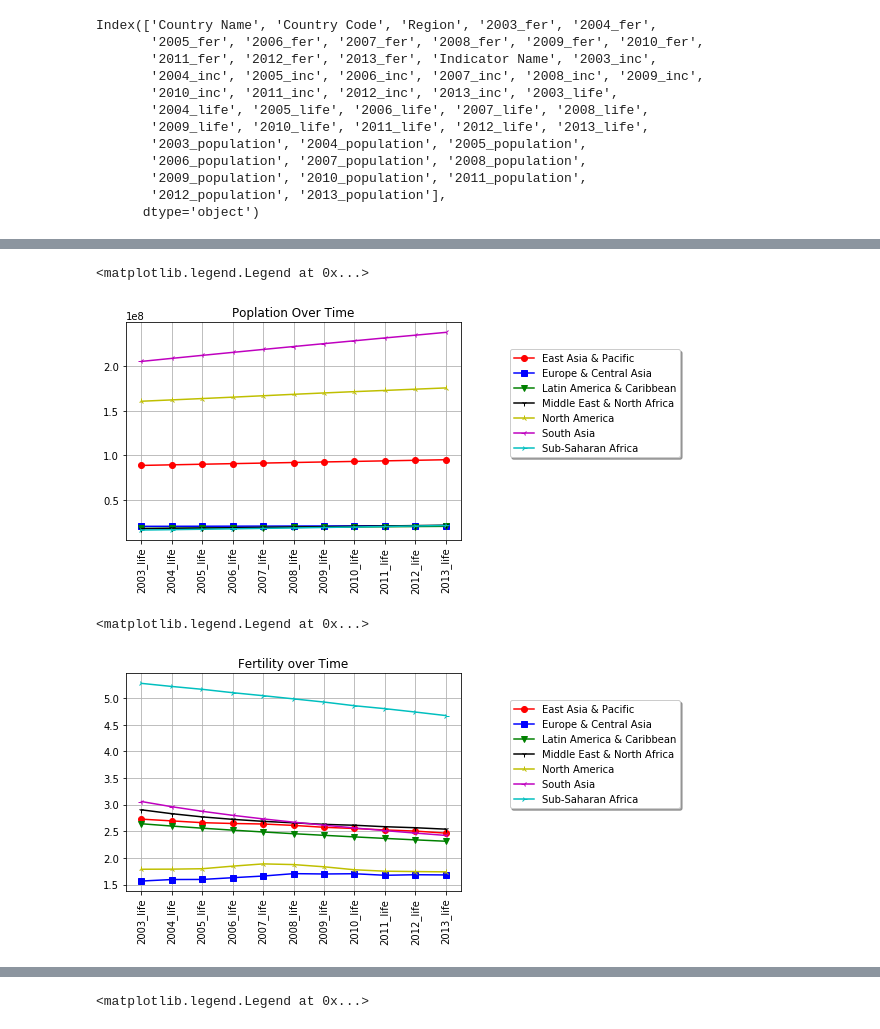
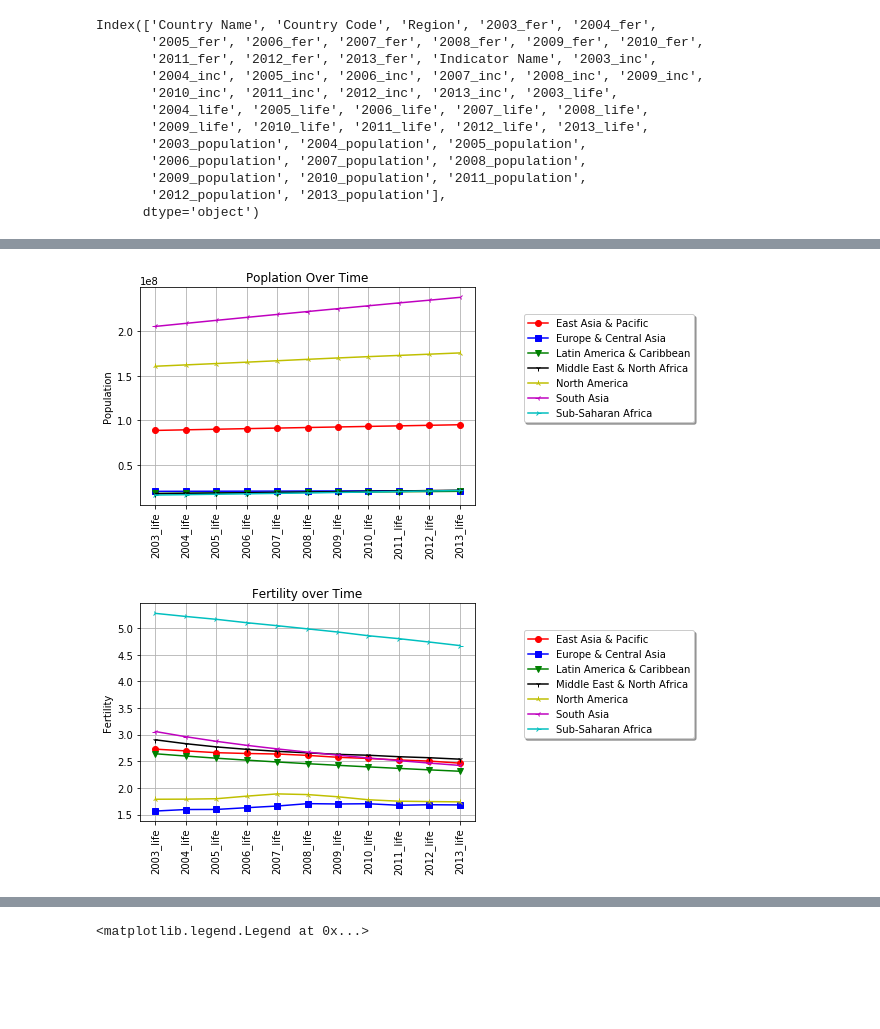
Before and after one commit to shilpiray/Project1, a Jupyter notebook: Project.ipynb, the cells around one changed output, grey strips where cells are left out. Cells and saved outputs as stored; diff of their text form; code cells hidden in the pictures; blank space fills up the shorter version.

```diff
--- a/Project.ipynb
+++ b/Project.ipynb
@@ -274,27 +278,29 @@ plt.xticks( rotation="vertical")
 lgnd = plt.legend(loc='best',title='Region')
 plt.grid()
 plt.title("Poplation Over Time")
+plt.ylabel("Population")
 plt.legend(loc='upper center', bbox_to_anchor=(1.4, 0.9), shadow=True, ncol=1)
+plt.savefig("Population_trend.png")
 # %% [output]
-<matplotlib.legend.Legend at 0x...>
-[figure, old version]
+[figure, new version]
 # %%
 # Plot
 plt.plot(y.index,y_fer["East Asia & Pacific"],marker = "o",color = 'r',label = "East Asia & Pacific")
 plt.plot(y.index,y_fer["Europe & Central Asia"],marker = "s",color = 'blue',label = "Europe & Central Asia")
 plt.plot(y.index,y_fer["Latin America & Caribbean"],marker = "v",color = 'g',label = "Latin America & Caribbean")
 plt.plot(y.index,y_fer["Middle East & North Africa"],marker = "1",color = 'k',label = "Middle East & North Africa")
 plt.plot(y.index,y_fer["North America"],marker = "2",color = 'y',label = "North America")
 plt.plot(y.index,y_fer["South Asia"],marker = "3",color = 'm',label = "South Asia")
 plt.plot(y.index,y_fer["Sub-Saharan Africa"],marker = "4",color = 'c',label = "Sub-Saharan Africa")
 plt.xticks( rotation="vertical")
 lgnd = plt.legend(loc='best',title='Region')
 plt.grid()
 plt.title("Fertility over Time")
 plt.legend(loc='upper center', bbox_to_anchor=(1.4, 0.9), shadow=True, ncol=1)
+plt.ylabel("Fertility")
+plt.savefig("Fertility_trend_overtime.png")
 # %% [output]
-<matplotlib.legend.Legend at 0x...>
-[figure, old version]
+[figure, new version]
 # %%
 plt.scatter(y_inc["East Asia & Pacific"], y["East Asia & Pacific"],
             s=y_pop["East Asia & Pacific"]/1000000,facecolor="coral", alpha=0.75, edgecolors = 'black' ,label = "East Asia & Pacific")
```
Also changed, not shown: parts of 33 cells of this notebook, 30 other files.
